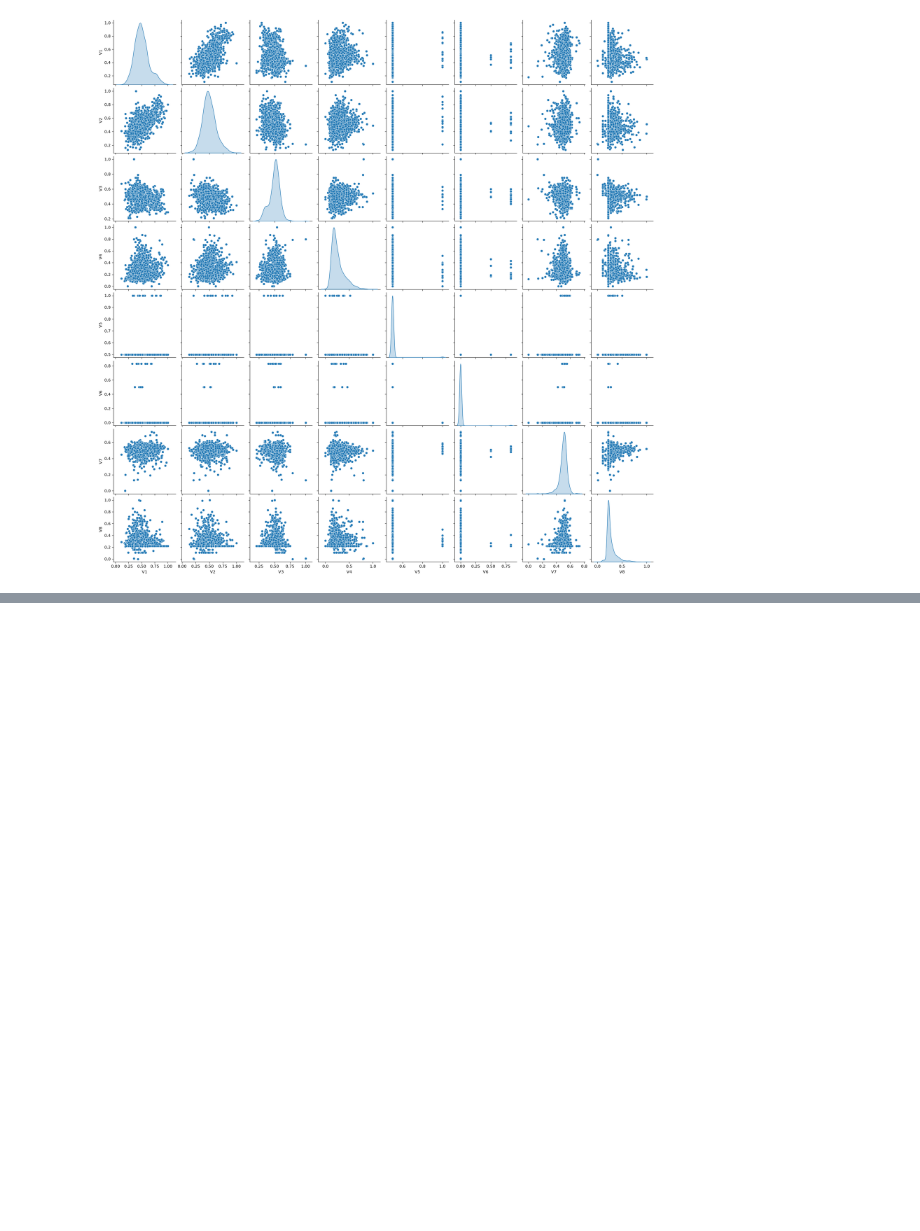
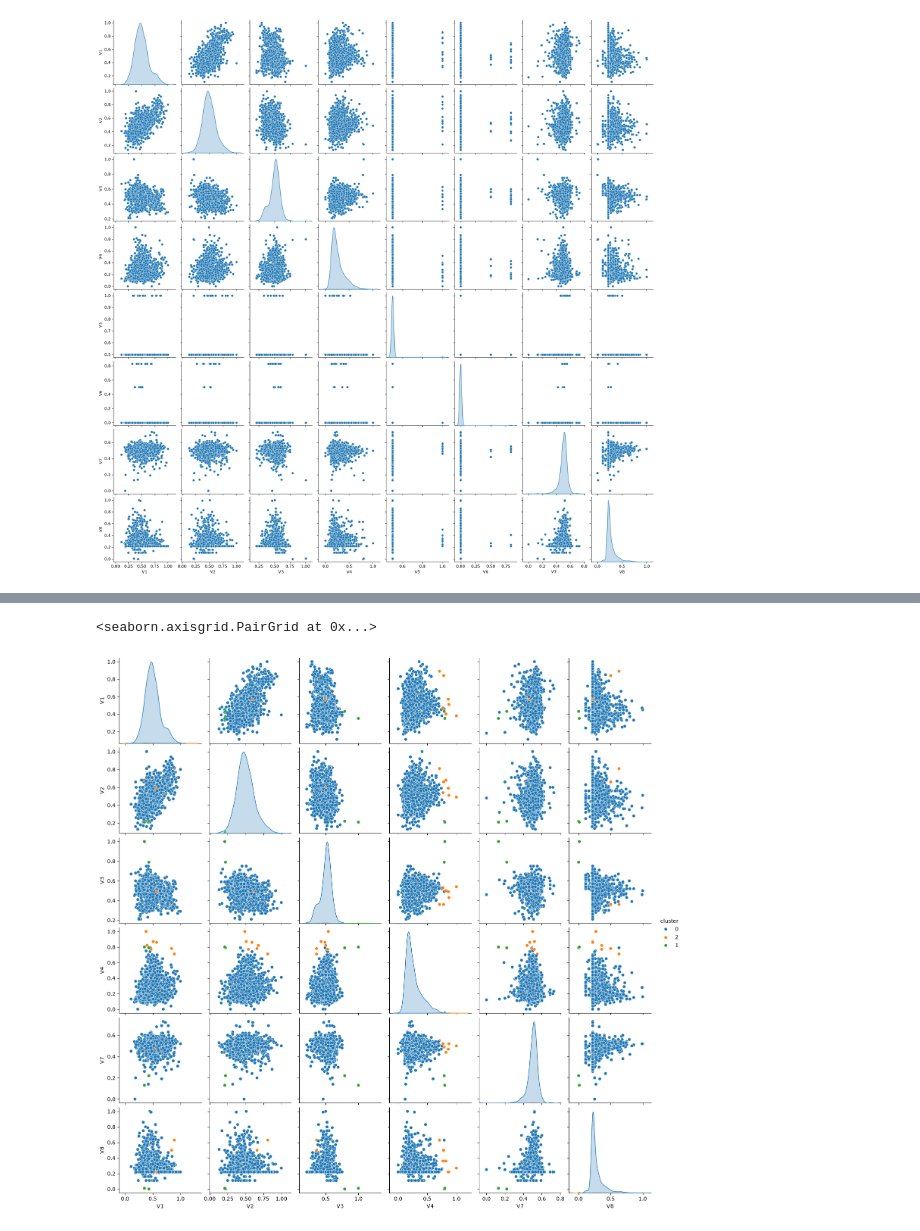
Before and after one commit to sarraGhali/ML-prev-sol, a Jupyter notebook: written-test-2025-06-30-exam-1.ipynb, the cells around one changed output, grey strips where cells are left out. Saved outputs shown, nothing was run; the diff lists cells and outputs as text; code cells hidden in the pictures; blank space fills up the shorter version.

```diff
--- a/written-test-2025-06-30-exam-1.ipynb
+++ b/written-test-2025-06-30-exam-1.ipynb
@@ -126,0 +225,10 @@ variance while keeping clusters far apart; outliers work against both.
+# %%
+import seaborn as sns
+agg_best = AgglomerativeClustering(n_clusters=3, linkage='average')
+agg_best_label = agg_best.fit_predict(df1)
+df1_plot = df1.copy()
+df1_plot['cluster'] = agg_best_label.astype(str)
+sns.pairplot(df1_plot, hue='cluster')
+# %% [output]
+<seaborn.axisgrid.PairGrid at 0x...>
+[figure, added]
```
Also changed, not shown: parts of 15 cells of this notebook, 3 other files.
